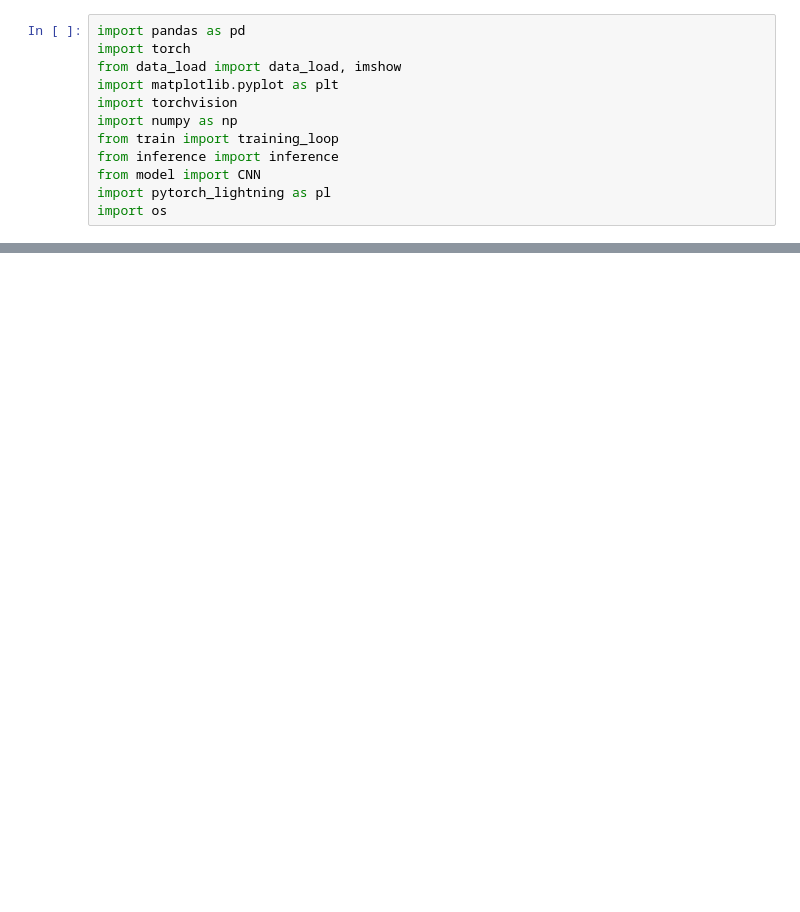
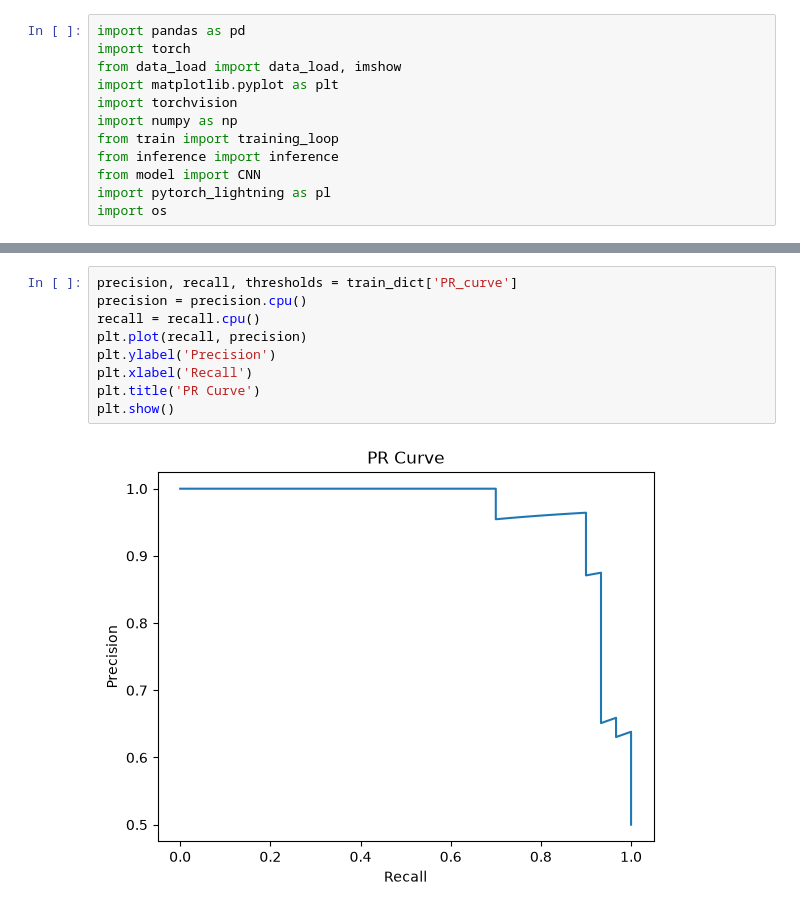
Before and after one commit to terry-so/Chest-X-ray-Classification-via-Custom-CNN, a Jupyter notebook: src/mini_vgg_training_demo.ipynb, the cells around one changed output, grey strips where cells are left out. Saved outputs shown, nothing was run; the diff lists cells and outputs as text; blank space fills up the shorter version.

```diff
--- a/src/mini_vgg_training_demo.ipynb
+++ b/src/mini_vgg_training_demo.ipynb
@@ -63 +86,12 @@ plt.show()
+# %%
+precision, recall, thresholds = train_dict['PR_curve']
+precision = precision.cpu()
+recall = recall.cpu()
+plt.plot(recall, precision)
+plt.ylabel('Precision')
+plt.xlabel('Recall')
+plt.title('PR Curve')
+plt.show()
+# %% [output]
+[figure, added]
 # %%
```
Also changed, not shown: parts of 9 cells of this notebook, 2 other files.
